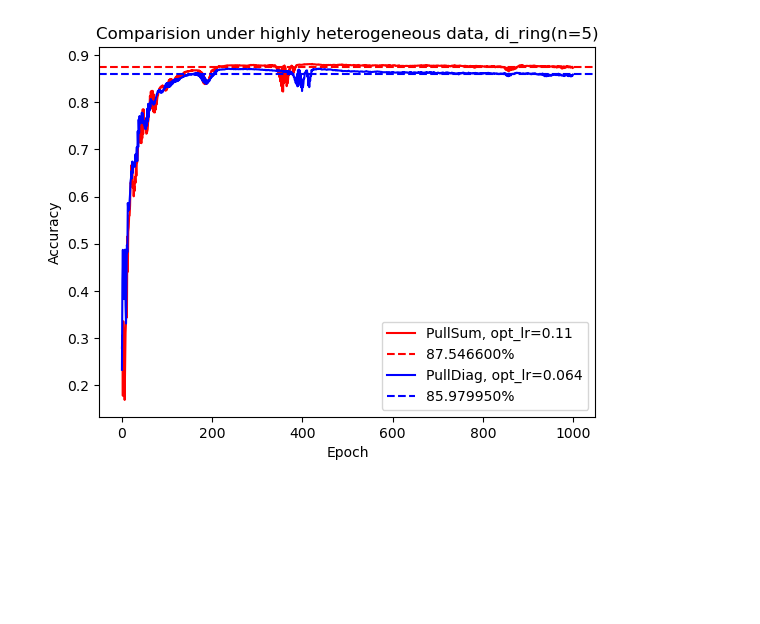
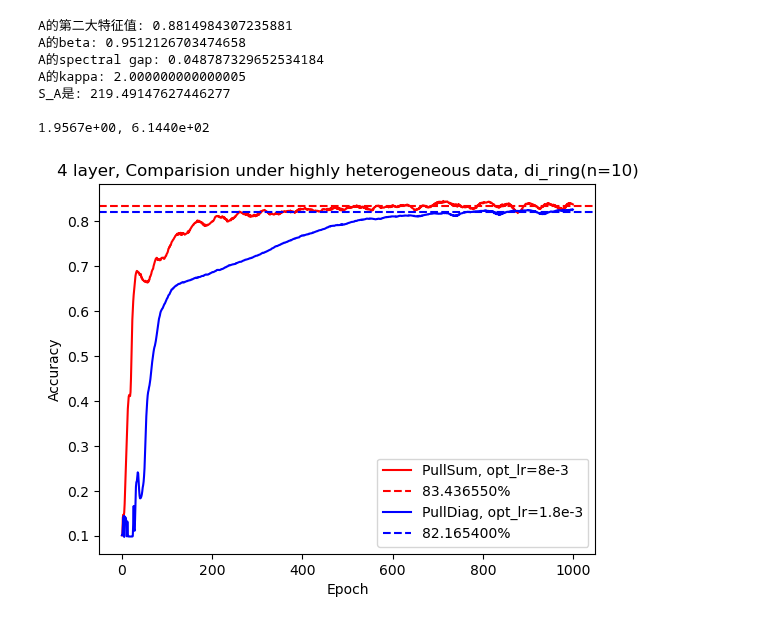
Before and after one commit to Luoxiaogan/PullSum_MNIST, a Jupyter notebook: code/神经网络实验/最终实验1.ipynb, the cells around one changed output. Cells and saved outputs as stored; diff of their text form; code cells hidden in the pictures; blank space fills up the shorter version.

```diff
--- a/code/神经网络实验/最终实验1.ipynb
+++ b/code/神经网络实验/最终实验1.ipynb
@@ -389,14 +404,66 @@ S_A是: 39.898193112709926
 # %%
-plt.plot(Sum_a1,color='r',label='PullSum, opt_lr=0.11')
-number=np.mean(Sum_a1[800:])
+#大异质性分布数据
+n=10
+I=np.eye(n)
+one=np.ones(n)
+R=np.outer(one,one)/n
+A,C=di_ring(n=n)
+B=get_B(A=A,u=2*n,n=n)
+show_row(A)
+_,__=test_row(A)
+print(f"{_:.4e}, {__:.4e}")
+h_data,y_data,X_test,y_test=prepare_node_10_hard_linear_mix(p1=0.9,seed=49)#prepare_node_10_hard()#prepare_node_10_hard_mix(alpha=1e-2,seed=89)
+
+Sum_ll, Sum_aa= train_PullSum(
+    n=n,
+    A=A,
+    B=B,
+    model_class=MNISTClassifier_4layer_2,
+    seed_for_model=49,
+    criterion_class=nn.CrossEntropyLoss,
+    epochs=1000,
+    lr=0.008147,#0.004734276782045016,#0.14534766737788476,
+    X_train_data=h_data,
+    y_train_data=y_data,
+    X_test_data=X_test,
+    y_test_data=y_test,
+    compute_accuracy=compute_accuracy_with_average_model,
+    show_graph=False
+)
+
+Diag_ll, Diag_aa= train_PullDiag(
+    n=n,
+    A=A,
+    model_class=MNISTClassifier_4layer_2,
+    seed_for_model=49,
+    criterion_class=nn.CrossEntropyLoss,
+    epochs=1000,
+    lr=0.00183,#0.004734276782045016,#0.14534766737788476,
+    X_train_data=h_data,
+    y_train_data=y_data,
+    X_test_data=X_test,
+    y_test_data=y_test,
+    compute_accuracy=compute_accuracy_with_average_model,
+    show_graph=False
+)
+
+plt.plot(Sum_aa,color='r',label='PullSum, opt_lr=8e-3')
+number=np.mean(Sum_aa[800:])
 plt.axhline(y=number, color='r', linestyle='--', label=f'{100*number:4f}%')
-plt.plot(Diag_a1,color='b',label='PullDiag, opt_lr=0.064')
-number=np.mean(Diag_a1[800:])
+plt.plot(Diag_aa,color='b',label='PullDiag, opt_lr=1.8e-3')
+number=np.mean(Diag_aa[800:])
 plt.axhline(y=number, color='b', linestyle='--', label=f'{100*number:4f}%')
-plt.title("Comparision under highly heterogeneous data, di_ring(n=5)")
+plt.title("4 layer, Comparision under highly heterogeneous data, di_ring(n=10)")
 plt.xlabel('Epoch')
 plt.ylabel('Accuracy')
 plt.legend()
 plt.show()
 # %% [output]
+A的第二大特征值: 0.8814984307235881
+A的beta: 0.9512126703474658
+A的spectral gap: 0.048787329652534184
+A的kappa: 2.000000000000005
+S_A是: 219.49147627446277
+
+1.9567e+00, 6.1440e+02
-[figure, old version]
+[figure, new version]
```
Also changed, not shown: parts of 18 cells of this notebook, 1 other file.
